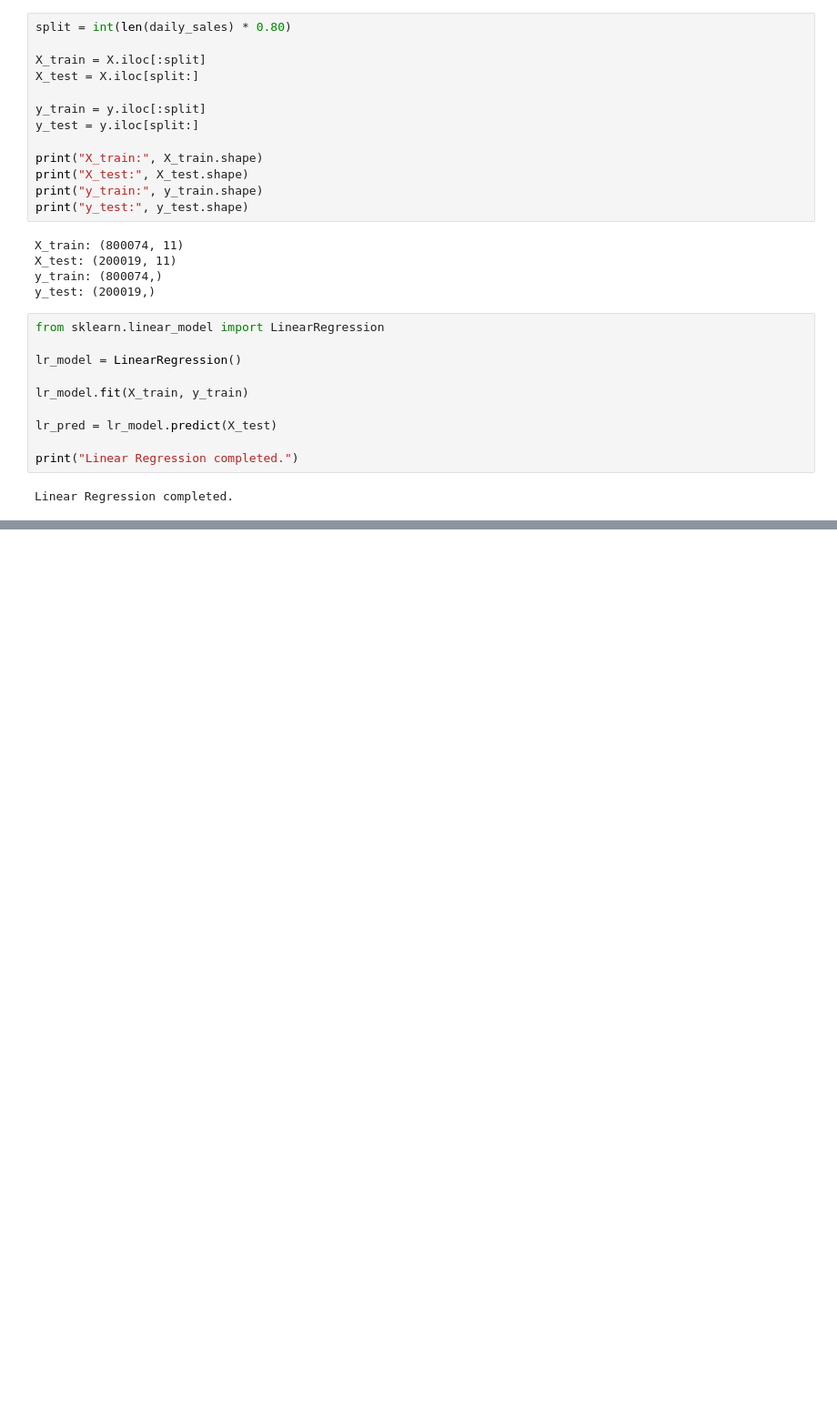
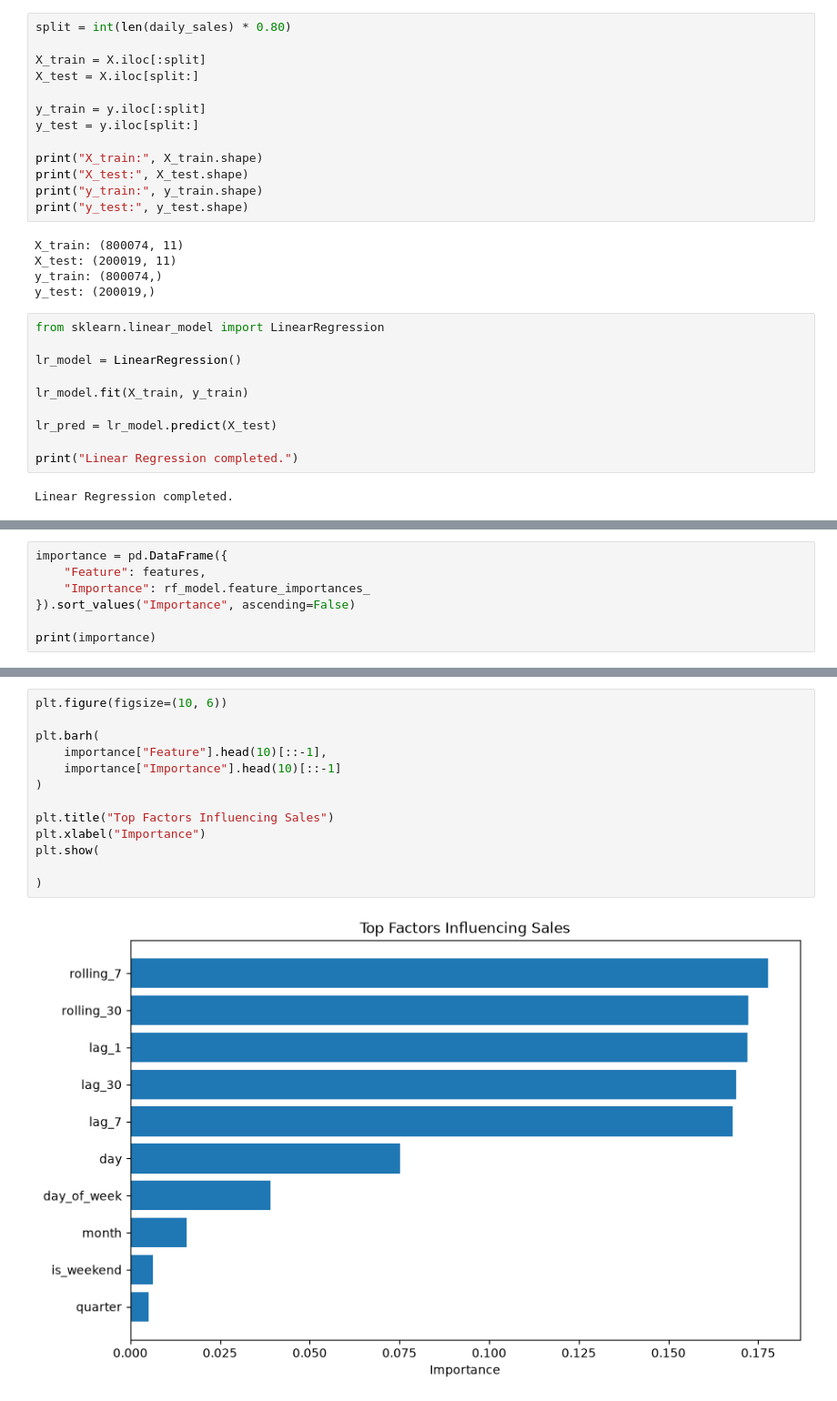
Before and after one commit to aizazhamza/Ecommerce_dataset, a Jupyter notebook: ecommerce_2.ipynb, the cells around one changed output, grey strips where cells are left out. Shown at 91% size. Cells and saved outputs as stored; diff of their text form; blank space fills up the shorter version.

```diff
--- a/ecommerce_2.ipynb
+++ b/ecommerce_2.ipynb
@@ -205,0 +343,7 @@ print("Random Forest completed.")
+# %%
+importance = pd.DataFrame({
+    "Feature": features,
+    "Importance": rf_model.feature_importances_
+}).sort_values("Importance", ascending=False)
+
+print(importance)
@@ -205,0 +363,15 @@ print("Random Forest completed.")
+# %%
+plt.figure(figsize=(10, 6))
+
+plt.barh(
+    importance["Feature"].head(10)[::-1],
+    importance["Importance"].head(10)[::-1]
+)
+
+plt.title("Top Factors Influencing Sales")
+plt.xlabel("Importance")
+plt.show(
+
+)
+# %% [output]
+[figure, added]
```
Also changed, not shown: parts of 19 cells of this notebook.
